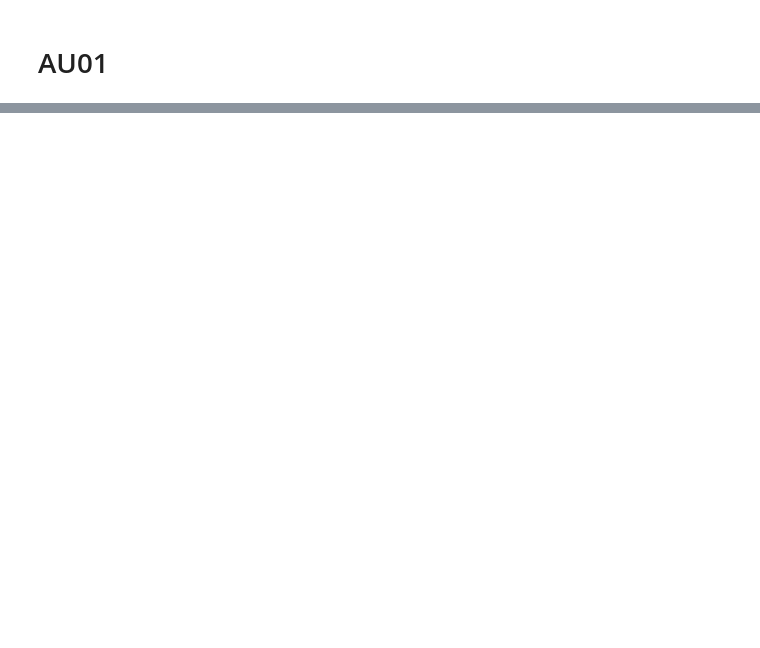
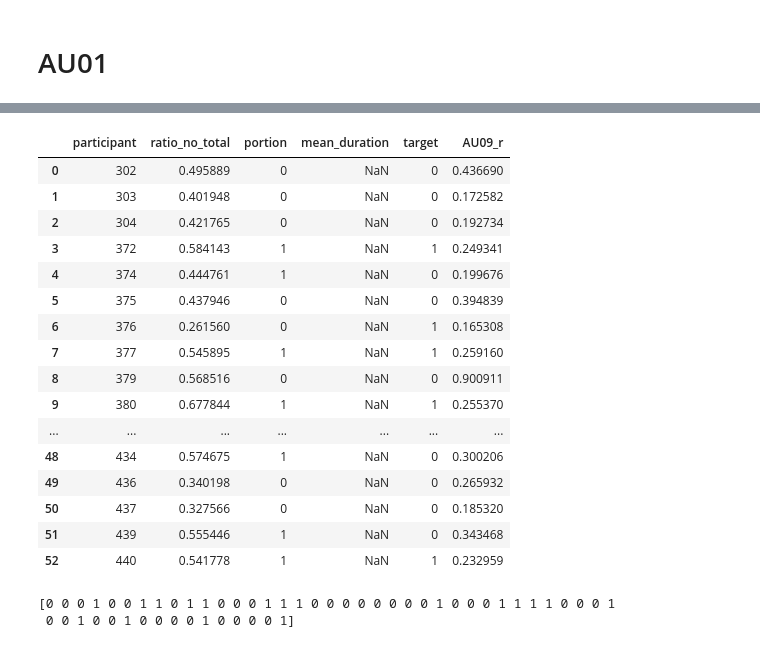
Before and after one commit to vanditagoyal1997/depression-analysis, a Jupyter notebook: scripts/combo_AU.ipynb, the cells around one changed output, grey strips where cells are left out. Cells and saved outputs as stored; diff of their text form; code cells hidden in the pictures; blank space fills up the shorter version.

Commit message:
experimenting with different features 21.03.20
trying to figure out the best model to use. Logistic regression is working the best for now.

```diff
--- a/scripts/combo_AU.ipynb
+++ b/scripts/combo_AU.ipynb
@@ -165,0 +1379,38 @@ for i in files:
+# %%
+df_AU09
+# %% [output]
+|  | participant | ratio_no_total | portion | mean_duration | target | AU09_r |
+| 0 | 302 | 0.495889 | 0 | NaN | 0 | 0.436690 |
+| 1 | 303 | 0.401948 | 0 | NaN | 0 | 0.172582 |
+| 2 | 304 | 0.421765 | 0 | NaN | 0 | 0.192734 |
+| 3 | 372 | 0.584143 | 1 | NaN | 1 | 0.249341 |
+| 4 | 374 | 0.444761 | 1 | NaN | 0 | 0.199676 |
+| 5 | 375 | 0.437946 | 0 | NaN | 0 | 0.394839 |
+| 6 | 376 | 0.261560 | 0 | NaN | 1 | 0.165308 |
+| 7 | 377 | 0.545895 | 1 | NaN | 1 | 0.259160 |
+| 8 | 379 | 0.568516 | 0 | NaN | 0 | 0.900911 |
+| 9 | 380 | 0.677844 | 1 | NaN | 1 | 0.255370 |
+| ... | ... | ... | ... | ... | ... | ... |
+| 48 | 434 | 0.574675 | 1 | NaN | 0 | 0.300206 |
+| 49 | 436 | 0.340198 | 0 | NaN | 0 | 0.265932 |
+| 50 | 437 | 0.327566 | 0 | NaN | 0 | 0.185320 |
+| 51 | 439 | 0.555446 | 1 | NaN | 0 | 0.343468 |
+| 52 | 440 | 0.541778 | 1 | NaN | 1 | 0.232959 |
+# %%
+a=np.array(df_AU01)
+y=a[:,4]
+x = np.column_stack((df_AU01.ratio_no_total,df_AU01.portion,df_AU01.mean_duration))
+#print (x),(y)
+y=y.astype('int')
+#z=np.column_stack(df_AU01.portion)
+#fig = plt.figure(figsize=(6, 6))
+#ax = fig.add_subplot(111, projection='3d')
+#ax.scatter(x, y, z,linewidths=1, alpha=.7,edgecolor='k',s = 200)
+#plt.show()
+
+
+x_train, x_test, y_train, y_test = train_test_split(x, y, test_size=0.33, random_state=42)
+print(y)
+# %% [output]
+[0 0 0 1 0 0 1 1 0 1 1 0 0 0 1 1 1 0 0 0 0 0 0 0 0 1 0 0 0 1 1 1 1 0 0 0 1
+ 0 0 1 0 0 1 0 0 0 0 1 0 0 0 0 1]
```
Also changed, not shown: parts of 157 cells of this notebook.
